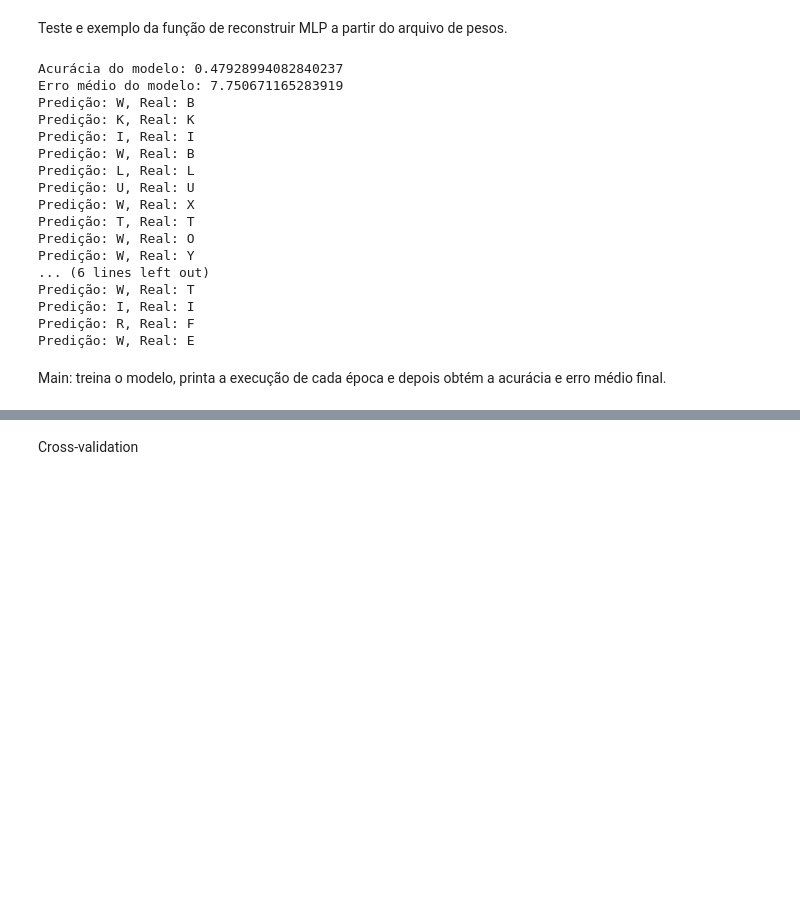
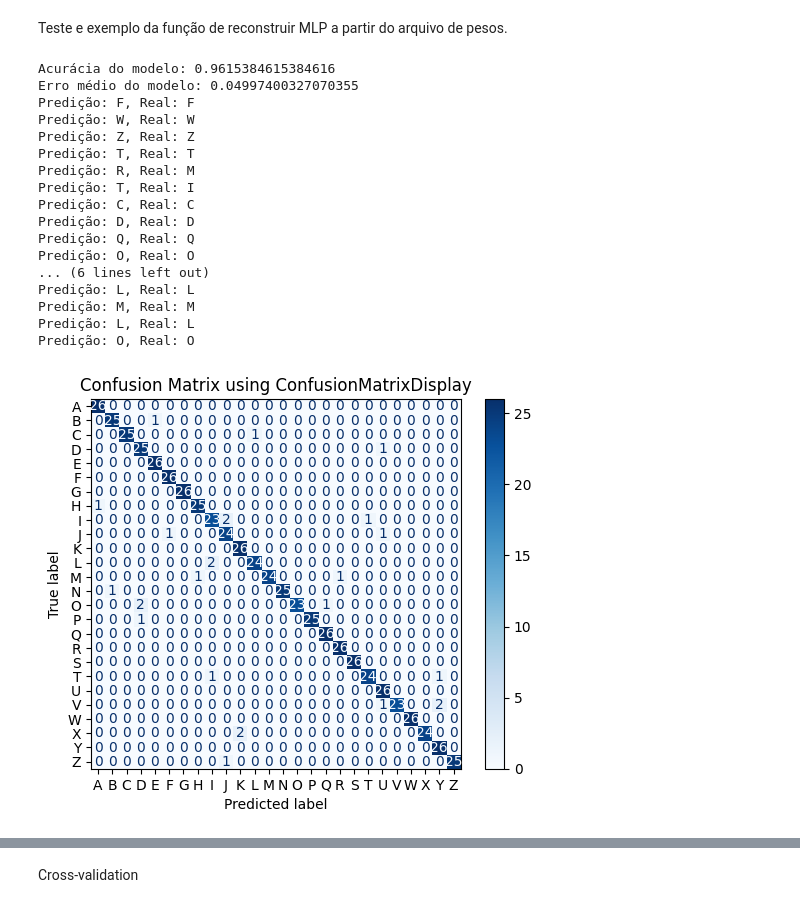
Before and after one commit to claradasneves/ep-ia, a Jupyter notebook: ep_ia_backup.ipynb, the cells around one changed output, grey strips where cells are left out. Drawn from its saved outputs; the diff is of its cells as text; code cells hidden in the pictures; blank space fills up the shorter version.

```diff
--- a/ep_ia_backup.ipynb
+++ b/ep_ia_backup.ipynb
@@ -454,7 +431,7 @@ class MultilayerPerceptron:
         neural_network = NeuralNetwork(learning_rate=0.01)
         self.neural_network = neural_network
 
-    def train(self, entrada, classes, earlystop=True):
+    def train(self, entrada, classes, earlystop=False):
         """
         Treina a rede neural usando o conjunto de dados de treinamento.
 
@@ -475,7 +452,7 @@ class MultilayerPerceptron:
                 output = self.neural_network.forward_propagation(x)
                 output_error = y - output
                 self.neural_network.back_propagation(output_error)
-                epoch_error += np.mean(np.power(output_error, 2))
+                epoch_error += np.mean((np.power(output_error, 2))/2)
 
             train_error = epoch_error / x_train.shape[0]
 
@@ -505,8 +482,6 @@ class MultilayerPerceptron:
                     print("Parando antecipadamente devido ao aumento contínuo do erro.")
                     break
 
-        self.neural_network.save_weights("pesos_mlp.txt")
-
     def get_accuracy(self, entrada, saida_esperada):
         """
         Obtém a acurácia da MLP.
@@ -533,7 +508,7 @@ class MultilayerPerceptron:
 
             # Calcula erro
             output_error = y - predicao
-            erro += np.mean(np.power(output_error, 2))
+            erro += np.mean((np.power(output_error, 2) / 2))
 
             # Obtém a letra predita pelo modelo
             letra_predita = vetor_para_letra(predicao)
@@ -567,6 +542,32 @@ class MultilayerPerceptron:
             predictions.append(output)
         return np.array(predictions)
 
+    def save_mlp(self, nome_arq):
+        """
+        Armazena os pesos das camadas e os erros médios de cada época num arquivo.
+
+        Args:
+            nome_arq (string): Nome do arquivo que irá armazenar os valores.
+        """
+
+        network = {
+            # Conversão dos pesos da primeira camada oculta para uma lista
+            'hidden_layer1': {'weights': self.neural_network.hidden_layer1.weights.tolist(),
+                            'biases': self.neural_network.hidden_layer1.biases.tolist()},
+
+            # Conversão dos pesos da camada de saída para uma lista
+            'output_layer': {'weights': self.neural_network.output_layer.weights.tolist(),
+                            'biases': self.neural_network.output_layer.biases.tolist()},
+
+            # Conversão dos erros de cada época para uma lista
+            'errors' : self.training_errors
+        }
+
+        # Abertura do arquivo para escrita
+        with open(nome_arq, 'w') as f:
+            # Salvando o dicionário no formato JSON
+            json.dump(network, f)
+
     def build_mlp(self, nome_arq):
         """
         Constrói a MLP a partir de um arquivo de pesos.
@@ -581,3 +582,5 @@ class MultilayerPerceptron:
         self.neural_network.hidden_layer1.biases = np.array(network['hidden_layer1']['biases'])
         self.neural_network.output_layer.weights = np.array(network['output_layer']['weights'])
         self.neural_network.output_layer.biases = np.array(network['output_layer']['biases'])
+
+        self.training_errors = network['errors']
@@ -595,49 +665,48 @@ def teste_build_mlp():
     # Inicializa MLP sem nenhum parâmetro
     mlp = MultilayerPerceptron()
 
     # Chama a função para construir os pesos a partir do arquivo
-    mlp.build_mlp('pesos_mlp.txt')
+    mlp.build_mlp('mlp.txt')
 
     # Testa a rede neural
     predictions = mlp.predict(x_test)
 
     acuracia, erro = mlp.get_accuracy(x_test, y_test)
     print(f"Acurácia do modelo: {acuracia}")
     print(f"Erro médio do modelo: {erro}")
 
     # Exibe algumas predições para verificação
     num_testes = 0
     acertos = 0
     for i in range(20):
         num_testes += 1
 
         predicao = vetor_para_letra(predictions[i])
         correto = vetor_para_letra(y_test[i])
 
         if predicao == correto:
             acertos += 1
         print(f"Predição: {predicao}, Real: {correto}")
 
     plotar_matriz_de_confusao(predictions, y_test)
 
 teste_build_mlp()
 # %% [output]
-Acurácia do modelo: 0.47928994082840237
-Erro médio do modelo: 7.750671165283919
-Predição: W, Real: B
-Predição: K, Real: K
-Predição: I, Real: I
-Predição: W, Real: B
+Acurácia do modelo: 0.9615384615384616
+Erro médio do modelo: 0.04997400327070355
+Predição: F, Real: F
+Predição: W, Real: W
+Predição: Z, Real: Z
+Predição: T, Real: T
+Predição: R, Real: M
+Predição: T, Real: I
+Predição: C, Real: C
+Predição: D, Real: D
+Predição: Q, Real: Q
+Predição: O, Real: O
+... (6 lines left out)
 Predição: L, Real: L
-Predição: U, Real: U
-Predição: W, Real: X
-Predição: T, Real: T
-Predição: W, Real: O
-Predição: W, Real: Y
-... (6 lines left out)
-Predição: W, Real: T
-Predição: I, Real: I
-Predição: R, Real: F
-Predição: W, Real: E
+Predição: M, Real: M
+Predição: L, Real: L
+Predição: O, Real: O
+[figure, added]
-# %% [markdown]
-Main: treina o modelo, printa a execução de cada época e depois obtém a acurácia e erro médio final.
```
Also changed, not shown: parts of 4 cells of this notebook, 1 other file.
